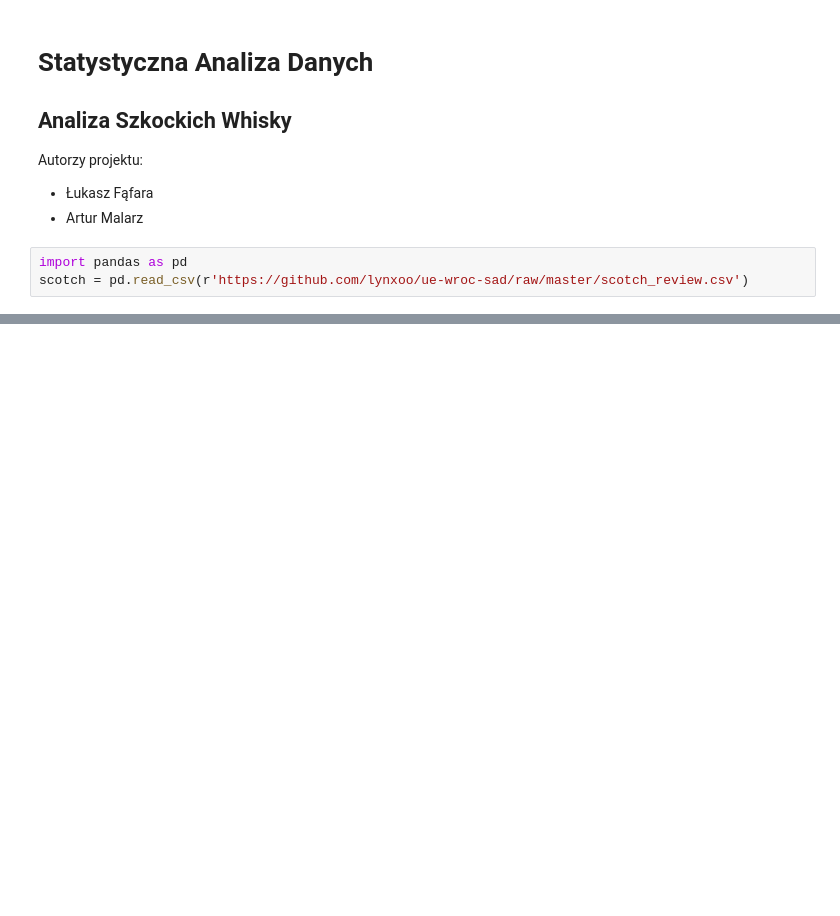
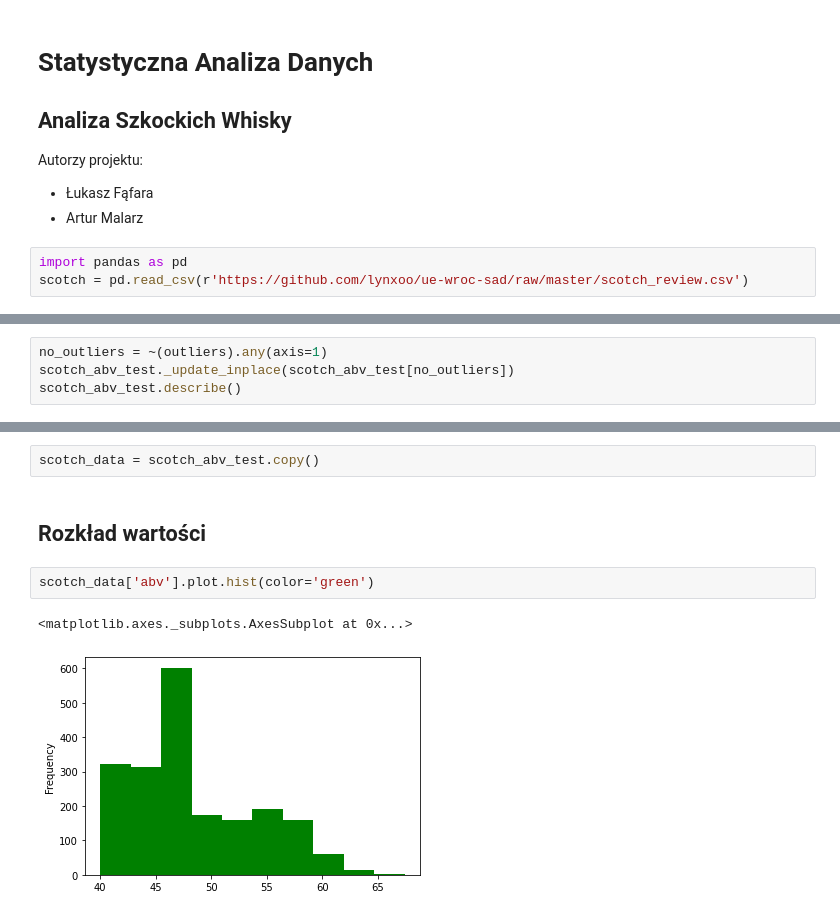
Before and after one commit to lynxoo/ue-wroc-sad, a Jupyter notebook: SAD.ipynb, the cells around one changed output, grey strips where cells are left out. Saved outputs shown, nothing was run; the diff lists cells and outputs as text; blank space fills up the shorter version.

```diff
--- a/SAD.ipynb
+++ b/SAD.ipynb
@@ -31,0 +197,4 @@ scotch.head(5)
+# %%
+no_outliers = ~(outliers).any(axis=1)
+scotch_abv_test._update_inplace(scotch_abv_test[no_outliers])
+scotch_abv_test.describe()
@@ -31,0 +211,9 @@ scotch.head(5)
+# %%
+scotch_data = scotch_abv_test.copy()
+# %% [markdown]
+## Rozkład wartości
+# %%
+scotch_data['abv'].plot.hist(color='green')
+# %% [output]
+<matplotlib.axes._subplots.AxesSubplot at 0x...>
+[figure, added]
```
Also changed, not shown: parts of 22 cells of this notebook.
